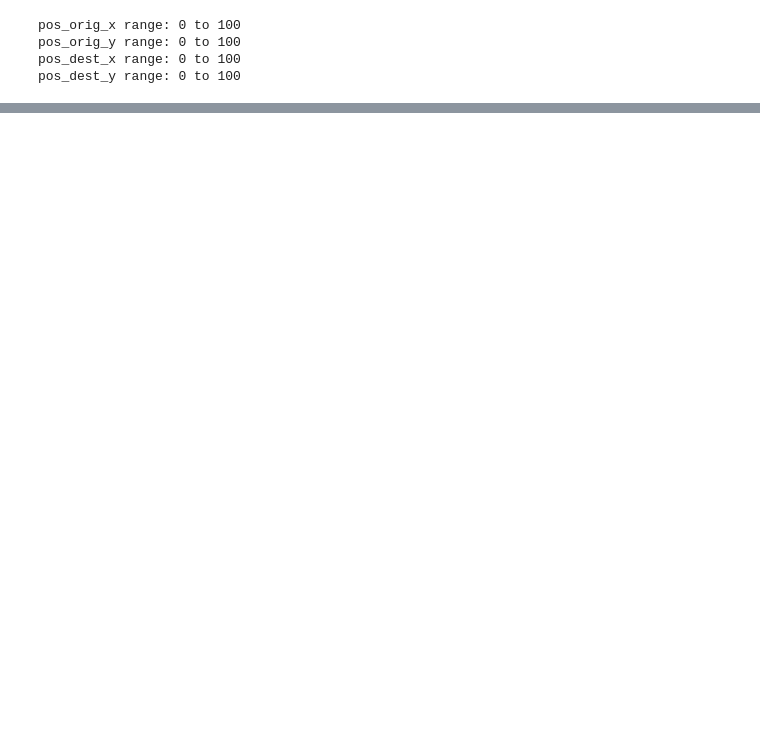
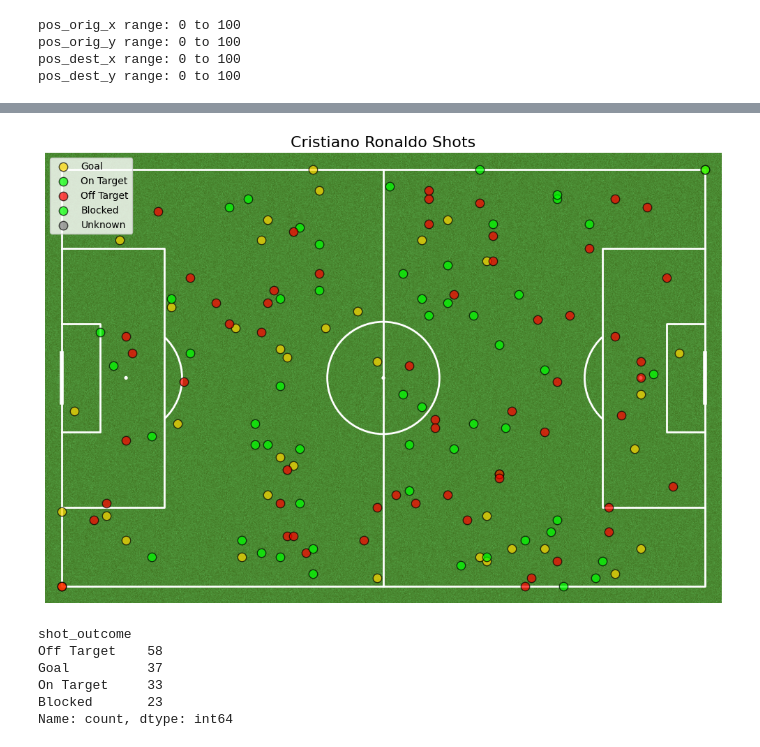
Before and after one commit to shaneearle876/MAST397, a Jupyter notebook: Plotting_Shots_Practice.ipynb, the cells around one changed output, grey strips where cells are left out. Drawn from its saved outputs; the diff is of its cells as text; code cells hidden in the pictures; blank space fills up the shorter version.

```diff
--- a/Plotting_Shots_Practice.ipynb
+++ b/Plotting_Shots_Practice.ipynb
@@ -27,0 +28,52 @@ plt.show()
+# %%
+
+# Create the pitch
+pitch = Pitch(pitch_type='wyscout', pitch_color='grass', line_color='white')
+fig, ax = pitch.draw(figsize=(10, 7))
+
+# Define colors for each outcome
+colors = {
+    'Goal': 'gold',
+    'On Target': 'lime',
+    'Off Target': 'red',
+    'Blocked': 'lime', # Using lime for blocked shots as well based on the definition of 'On Target' shots
+    'Unknown': 'gray' # I added this in case there are any unknown outcomes but I am sure there are none
+}
+
+# Plot the shots on the pitch
+for outcome, color in colors.items():
+    subset = ronaldo_shots[ronaldo_shots['shot_outcome'] == outcome]
+    pitch.scatter(
+        x=subset['pos_orig_x'],   # toward opponent’s goal
+        y=100 - subset['pos_orig_y'],  # flip horizontally (so right is right)
+        color=color,
+        label=outcome,
+        ax=ax,
+        edgecolors='black',
+        s=80,
+        alpha=0.7
+    )
+
+# Add arrows for direction (optional)
+#pitch.arrows(
+    #ronaldo_shots['pos_orig_x'], ronaldo_shots['pos_orig_y'],
+    #ronaldo_shots['pos_dest_x'], ronaldo_shots['pos_dest_y'],
+    #color='white', width=1, headwidth=4, headlength=5, ax=ax, alpha=0.5
+#)
+
+# Add title and legend
+ax.set_title("Cristiano Ronaldo Shots", fontsize=16)
+ax.legend(loc='upper left', fontsize=10)
+
+plt.show()
+# %% [output]
+[figure, added]
+# %%
+ronaldo_shots['shot_outcome'].value_counts(dropna=False)
+# %% [output]
+shot_outcome
+Off Target    58
+Goal          37
+On Target     33
+Blocked       23
+Name: count, dtype: int64
```
Also changed, not shown: parts of 1 cell of this notebook.
